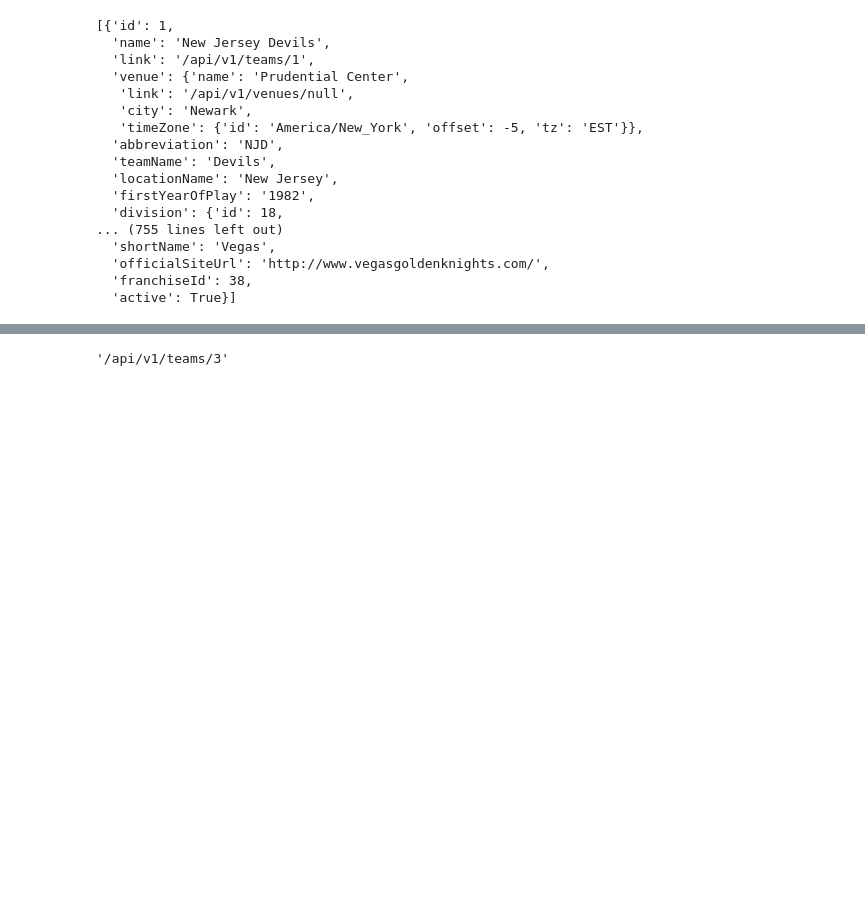
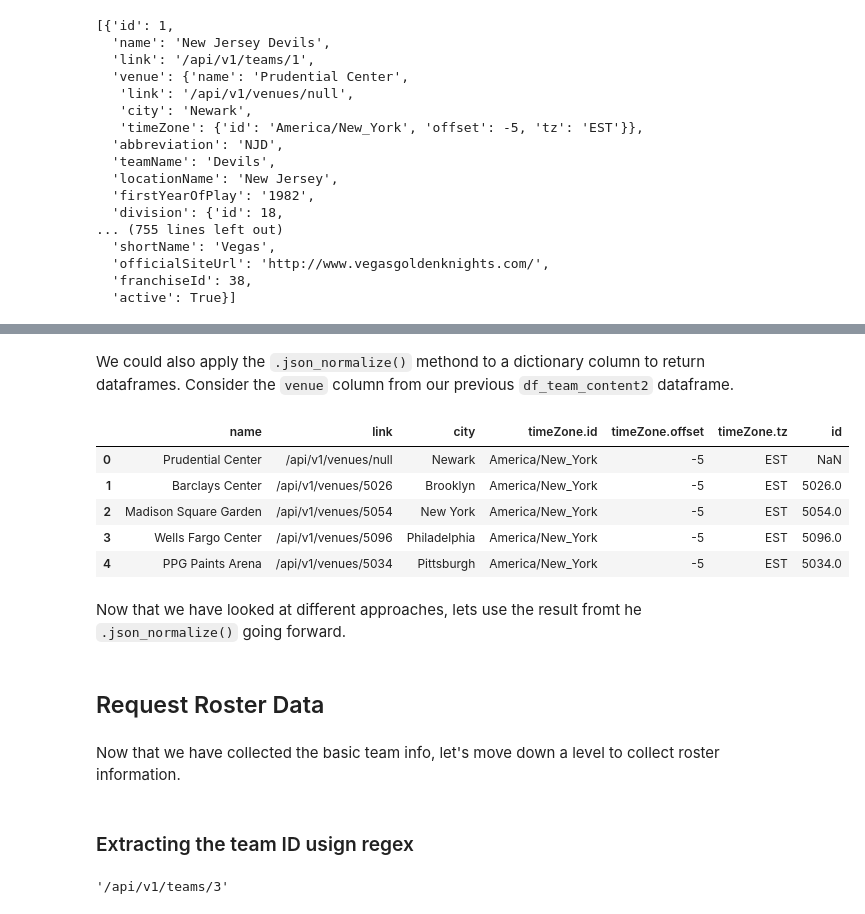
Before and after one commit to nickpaul7/python_api_notebooks, a Jupyter notebook: python_nhl_api.ipynb, the cells around one changed output, grey strips where cells are left out. Cells and saved outputs as stored; diff of their text form; code cells hidden in the pictures; blank space fills up the shorter version.

```diff
--- a/python_nhl_api.ipynb
+++ b/python_nhl_api.ipynb
@@ -109,0 +200,13 @@ df_team_content2.query("teamName == 'Rangers'")
+# %% [markdown]
+We could also apply the `.json_normalize()` methond to a dictionary column to return dataframes.  Consider the `venue` column from our previous `df_team_content2` dataframe.
+# %%
+pd.json_normalize(df_team_content2.venue).head()
+# %% [output]
+|  | name | link | city | timeZone.id | timeZone.offset | timeZone.tz | id |
+| 0 | Prudential Center | /api/v1/venues/null | Newark | America/New_York | -5 | EST | NaN |
+| 1 | Barclays Center | /api/v1/venues/5026 | Brooklyn | America/New_York | -5 | EST | 5026.0 |
+| 2 | Madison Square Garden | /api/v1/venues/5054 | New York | America/New_York | -5 | EST | 5054.0 |
+| 3 | Wells Fargo Center | /api/v1/venues/5096 | Philadelphia | America/New_York | -5 | EST | 5096.0 |
+| 4 | PPG Paints Arena | /api/v1/venues/5034 | Pittsburgh | America/New_York | -5 | EST | 5034.0 |
+# %% [markdown]
+Now that we have looked at different approaches, lets use the result fromt he `.json_normalize()` going forward.
@@ -110,2 +215,8 @@ df_team_content2.query("teamName == 'Rangers'")
+# %% [markdown]
+## Request Roster Data
+# %% [markdown]
+Now that we have collected the basic team info, let's move down a level to collect roster information.
+# %% [markdown]
+### Extracting the team ID usign regex
 # %%
 # get the rangers link to their team site
```
Also changed, not shown: parts of 75 cells of this notebook.
